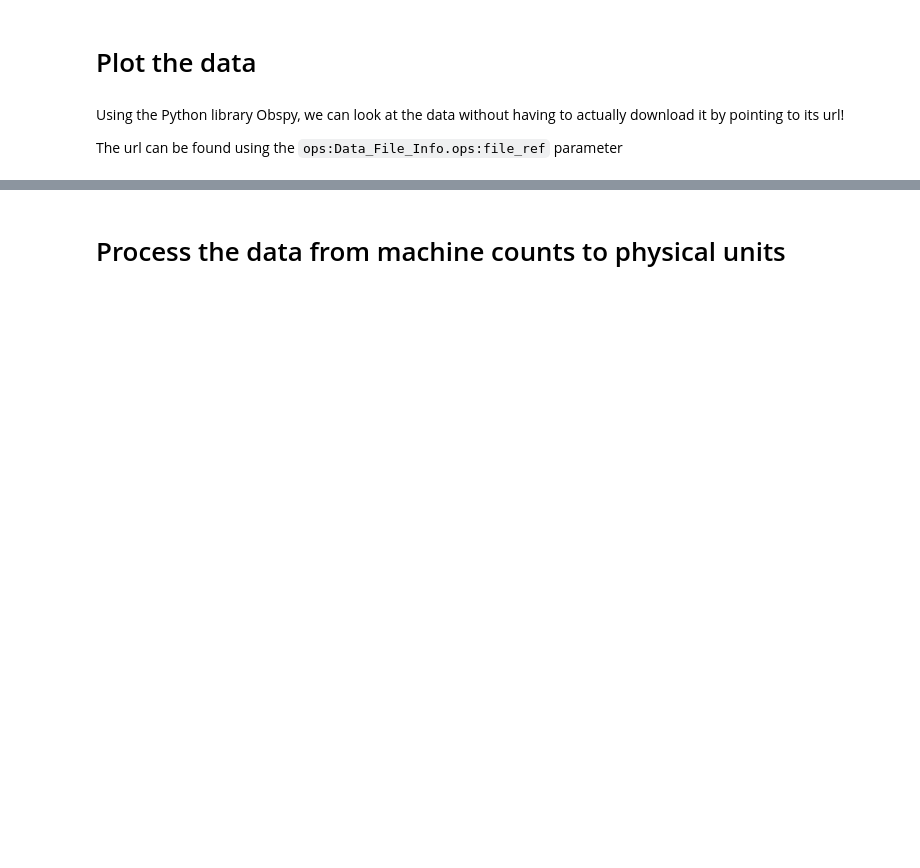
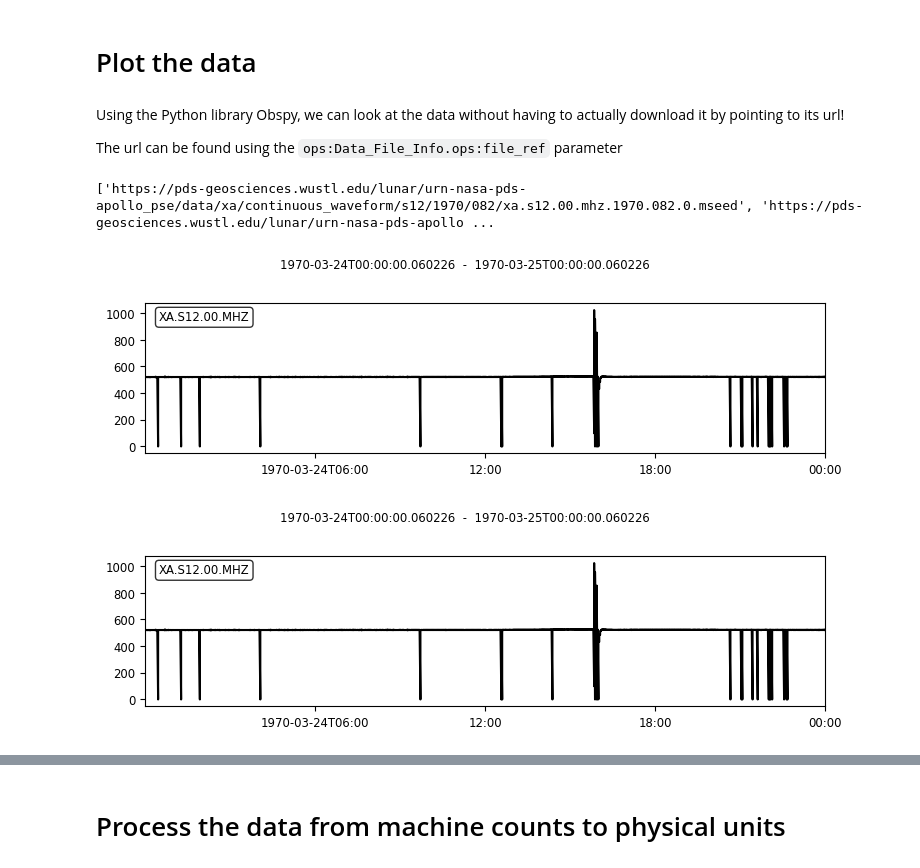
Before and after one commit to civilinifr/cloud_testcase, a Jupyter notebook: AGU_cloud_science.ipynb, the cells around one changed output, grey strips where cells are left out. Saved outputs shown, nothing was run; the diff lists cells and outputs as text; code cells hidden in the pictures; blank space fills up the shorter version.

```diff
--- a/AGU_cloud_science.ipynb
+++ b/AGU_cloud_science.ipynb
@@ -26,8 +26,9 @@ client = pep.PDSRegistryClient()
 # %%
 # Get a list of seimic data products matching the Apollo PSE seismic data for the day of seismic data that we're interested in.
 # We can use the datetime format and the method strptime to get the correct day
-day_to_download = '1970-03-25'
-day = datetime.strptime(day_to_download, "%Y-%m-%d")
+period_of_interest_start = datetime.fromisoformat('1970-03-24T00:00:00.0000000+00:00')
+period_of_interest_stop = datetime.fromisoformat('1970-03-25T00:00:00.000000+00:00')
 
 # Use the the .after and .before methods to only isolate the day that we're interested in
-products = pep.Products(client).of_collection("urn:nasa:pds:apollo_pse:data_seed::1.0").after(day+dt.timedelta(days=1)).before(day)
+# NOTE: the api does not filter subsecond
+products = pep.Products(client).of_collection("urn:nasa:pds:apollo_pse:data_seed::1.0").after(period_of_interest_start).before(period_of_interest_stop)
@@ -65,8 +110,7 @@ We can see that the first product that we selected does not correspond to the br
 type_param = "Mini-SEED"
 sta_param = "S12"
 chan_param = "MHZ"
-seismic_data_products = [p for p in seismic_data_products if p.properties["apollo:Observation_Information.apollo:product_type"][0] == type_param]
-seismic_data_products = [p for p in seismic_data_products if p.properties["apollo:Seismic_Parameters.apollo:station"][0] == sta_param]
-seismic_data_products = [p for p in seismic_data_products if p.properties["apollo:Seismic_Parameters.apollo:channel"][0] == chan_param]
 
-print(f'{len(seismic_data_products)} Data Product(s) Available! Success!')
+S12_MHZ_seismic_data_products = [p for p in seismic_data_products if p.properties["apollo:Seismic_Parameters.apollo:channel"][0] == chan_param]
+
+print(f'{len(S12_MHZ_seismic_data_products)} Data Product(s) Available! Success!')
@@ -77,9 +123,20 @@ Using the Python library Obspy, we can look at the data without having to actual
 
 The url can be found using the `ops:Data_File_Info.ops:file_ref` parameter
 # %%
-url_path = seismic_data_products[0].properties['ops:Data_File_Info.ops:file_ref'][0]
-print(url_path)
+url_paths = [p.properties['ops:Data_File_Info.ops:file_ref'][0] for p in S12_MHZ_seismic_data_products]
+print(url_paths)
+# %% [output]
+['https://pds-geosciences.wustl.edu/lunar/urn-nasa-pds-apollo_pse/data/xa/continuous_waveform/s12/1970/082/xa.s12.00.mhz.1970.082.0.mseed', 'https://pds-geosciences.wustl.edu/lunar/urn-nasa-pds-apollo ...
 # %%
-# Let's read in the stream and trace using obspy
-st = read(url_path)
-st
+# Let's read in the streams and trace using obspy
+from obspy.core import Stream, Trace, UTCDateTime
+st = Stream()
+for url_path in url_paths:
+    st += read(url_path)
+
+st = st.slice(starttime=UTCDateTime(period_of_interest_start), endtime=UTCDateTime(period_of_interest_stop)).merge()
+# %%
+st.plot()
+# %% [output]
+[figure, added]
+[figure, added]
```
Also changed, not shown: parts of 18 cells of this notebook.
